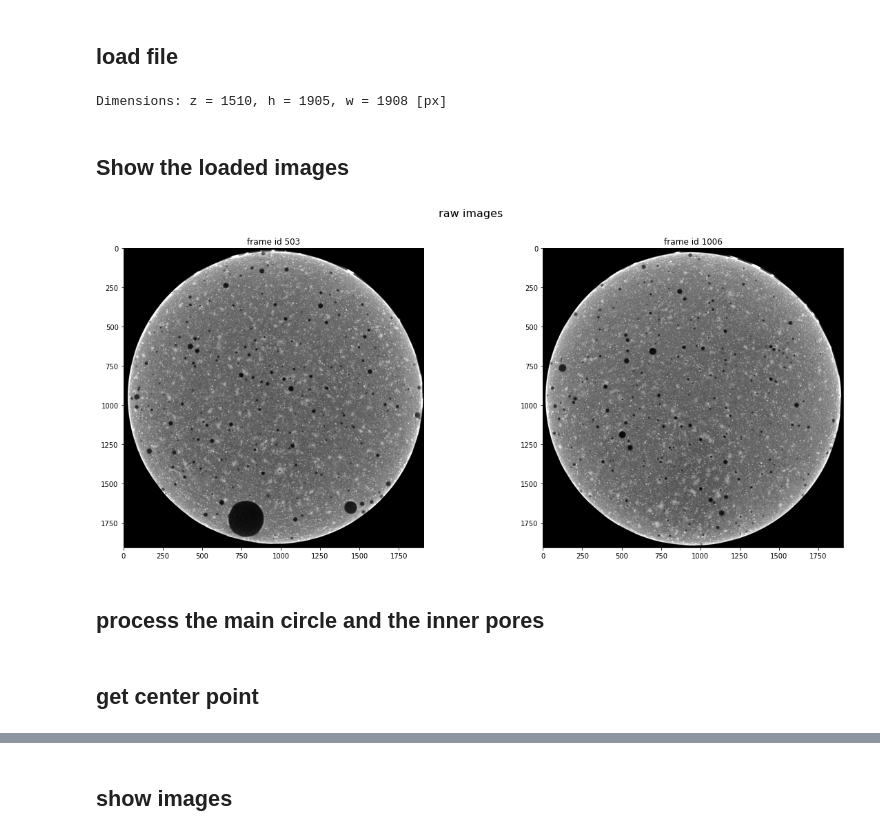
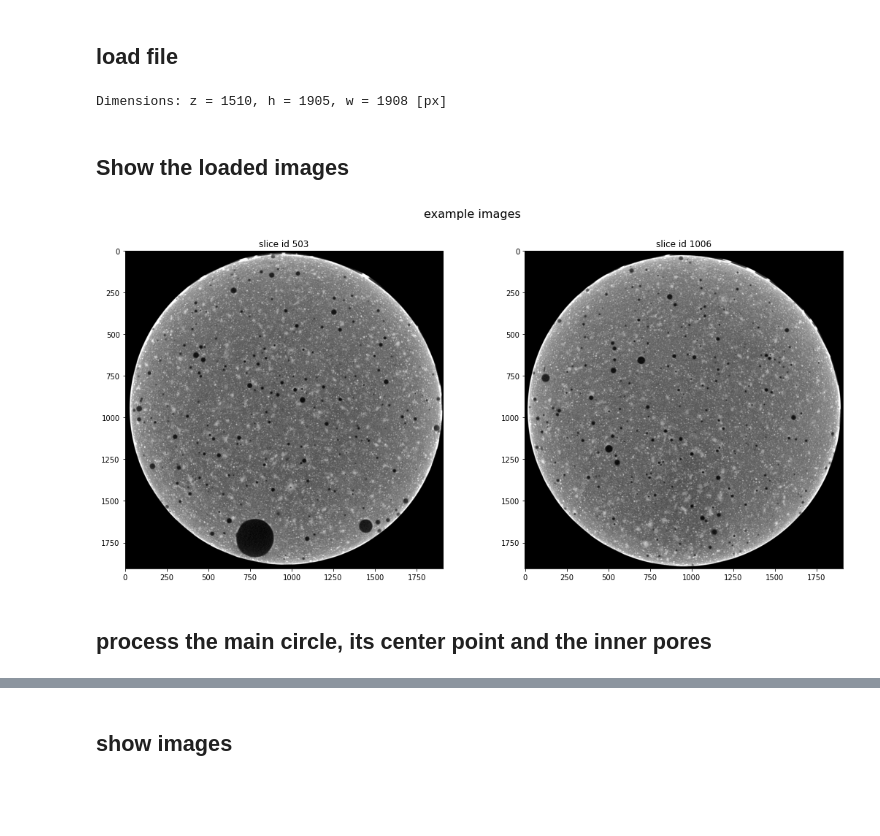
Before and after one commit to kleinerELM/CT_edge_hardening_remover, a Jupyter notebook: edge hardening remover.ipynb, the cells around one changed output, grey strips where cells are left out. Drawn from its saved outputs; the diff is of its cells as text; code cells hidden in the pictures; blank space fills up the shorter version.

```diff
--- a/edge hardening remover.ipynb
+++ b/edge hardening remover.ipynb
@@ -21,28 +16,14 @@ home_dir = os.path.abspath("")
 # %%
 #filepath_noisy = filedialog.askopenfilename(title='Please select the image',filetypes=[("Tiff images", "*.tif;*.tiff")])
 tiff_file  = home_dir + os.sep + '84d tiff.tif'
-dataset = tifffile.imread(tiff_file)
+CT = f.CTPreprocessor(tiff_file)
+# %% [output]
+Dimensions: z = 1510, h = 1905, w = 1908 [px]
-# %%
-z = dataset.shape[0]
-h = dataset.shape[1]
-w = dataset.shape[2]
-print( "Dimensions: z = {:d}, h = {:d}, w = {:d} [px]".format(z, h, w) )
-# %% [output]
-Dimensions: z = 1510, h = 1905, w = 1908 [px]
 # %% [markdown]
 ## Show the loaded images
-# %%
-fig, ax = plt.subplots(1,2, figsize=(20, 8))
-fig.suptitle('raw images', fontsize=16)
-
-ax[0].imshow(dataset[int(z/3)], cmap='gray')
-ax[0].set_title( "frame id {:d}".format(int(z/3)) )
-
-ax[1].imshow(dataset[int(z/3*2)], cmap='gray')
-ax[1].set_title( "frame id {:d}".format(int(z/3*2)) )
-
-plt.show()
-# %% [output]
-[figure, removed]
+# %%
+CT.show_example_slices()
+# %% [output]
+[figure, added]
 # %% [markdown]
-## process the main circle and the inner pores
+## process the main circle, its center point and the inner pores
@@ -70,2 +29,0 @@ removed_pores = slice * np.logical_not(inner_pores) + inner_pores * median
-# %% [markdown]
-## get center point
```
Also changed, not shown: parts of 13 cells of this notebook, 1 other file.
